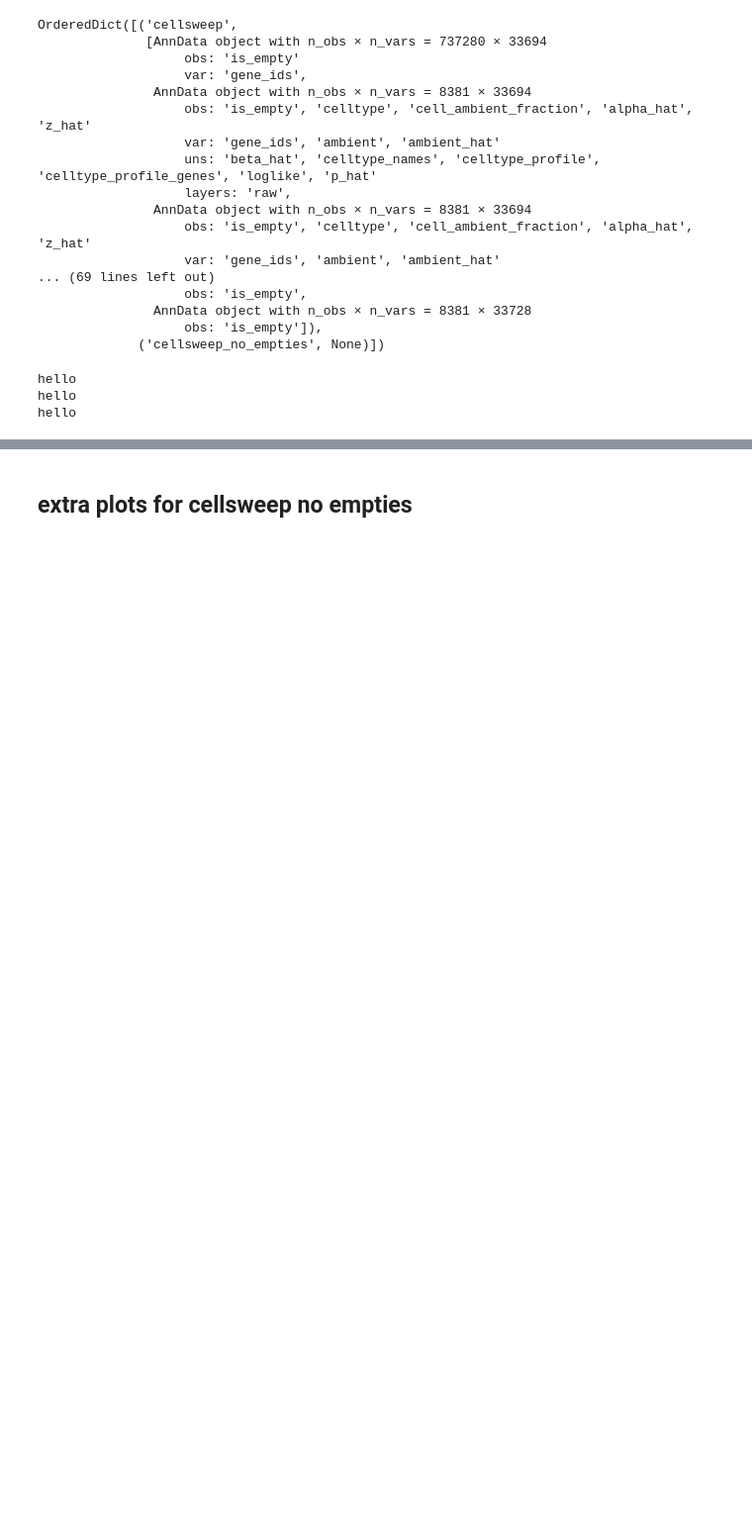
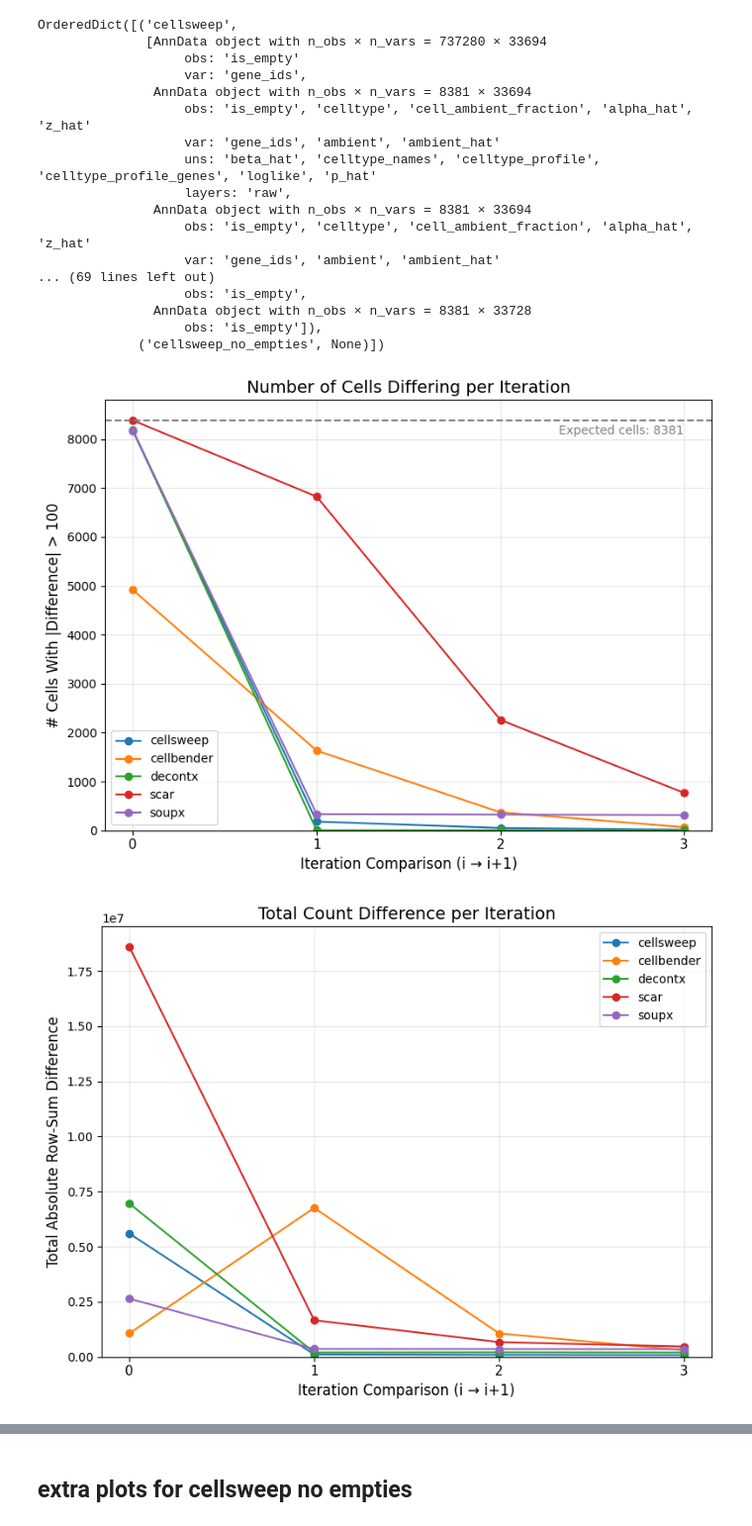
Before and after one commit to pachterlab/cellsweep, a Jupyter notebook: notebooks/idempotency.ipynb, the cells around one changed output, grey strips where cells are left out. Shown at 99% size. Drawn from its saved outputs; the diff is of its cells as text; code cells hidden in the pictures; blank space fills up the shorter version.

```diff
--- a/notebooks/idempotency.ipynb
+++ b/notebooks/idempotency.ipynb
@@ -373,14 +373,12 @@ OrderedDict([('cellsweep',
                    obs: 'is_empty']),
              ('cellsweep_no_empties', None)])
 # %%
-diff_counts = cs_utils.plot_iterative_difference_counts(adatas_dict, logy=True, metric="cells", expected_cells=expected_cells, threshold=100, title="Number of Cells Differing per Iteration", out_path=os.path.join(out_dir, "diff_cells.png"))
-diff_counts = cs_utils.plot_iterative_difference_counts(adatas_dict, logy=True, metric="counts", title="Total Count Difference per Iteration", out_path=os.path.join(out_dir, "diff_counts.png"))
-diff_counts = cs_utils.plot_iterative_difference_counts(adatas_dict, logy=True, metric="counts", mode="AUC", title="Total Count Difference per Iteration", out_path=os.path.join(out_dir, "diff_counts.png"))
+diff_counts = cs_utils.plot_iterative_difference_counts(adatas_dict, logy=False, metric="cells", expected_cells=expected_cells, threshold=100, title="Number of Cells Differing per Iteration", out_path=os.path.join(out_dir, "diff_cells.png"))
+diff_counts = cs_utils.plot_iterative_difference_counts(adatas_dict, logy=False, metric="counts", title="Total Count Difference per Iteration", out_path=os.path.join(out_dir, "diff_counts.png"))
 # # # diff_counts = cs_utils.plot_iterative_difference_counts(adatas_dict, metric="number_of_cells", expected_cells=expected_cells, title="Number of Cells per Iteration", out_path=os.path.join(out_dir, "diff_number_of_cells.png"))
 # %% [output]
-hello
-hello
-hello
+[figure, added]
+[figure, added]
 # %%
 labels_knee = [f"It{i}" for i in range(iterations+1)]
 labels_histograms = [f"{i}v{i+1}" for i in range(iterations)]
```
Also changed, not shown: parts of 2 cells of this notebook, 6 other files.
